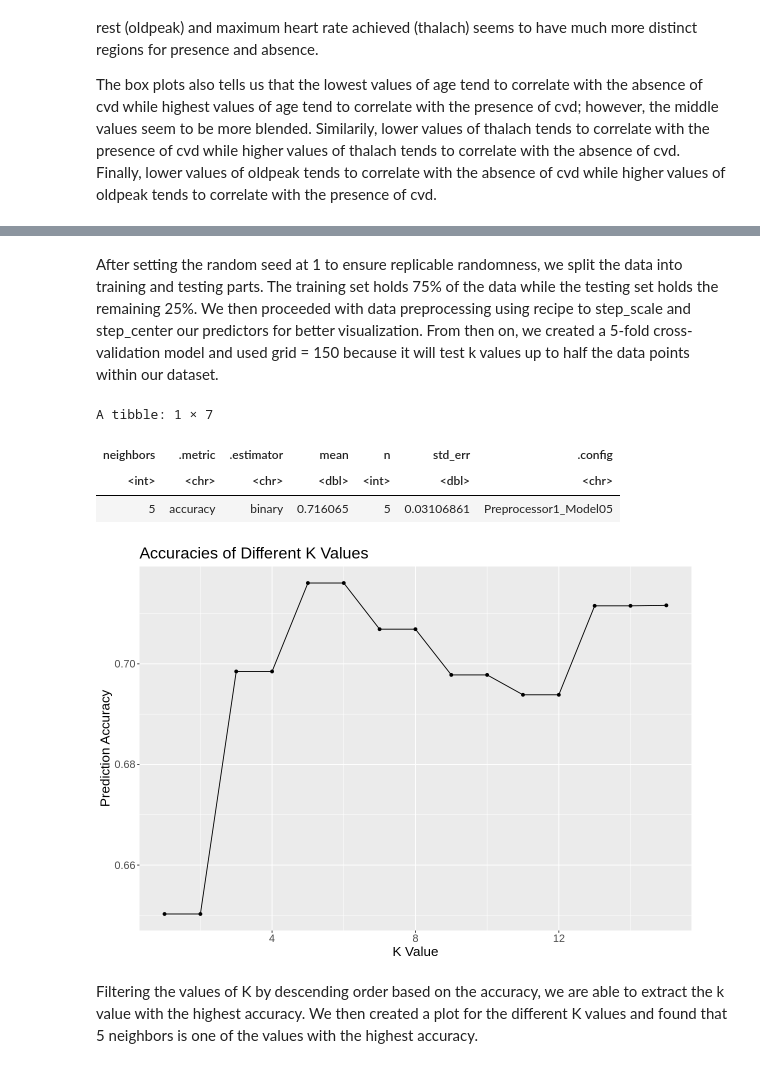
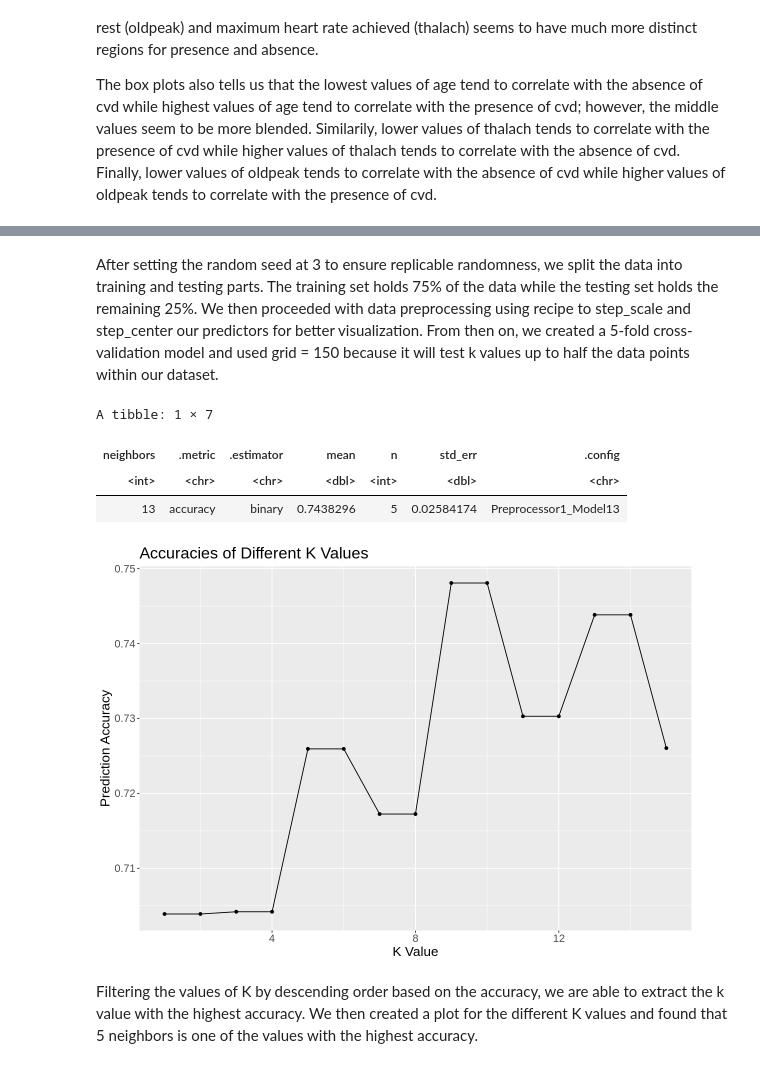
Before and after one commit to mcarbert/dsci_group_8, a Jupyter notebook: project_proposal.ipynb, the cells around one changed output, grey strips where cells are left out. Drawn from its saved outputs; the diff is of its cells as text; code cells hidden in the pictures.

Commit message:
forward + seed changing
d

```diff
--- a/project_proposal.ipynb
+++ b/project_proposal.ipynb
@@ -132,5 +207,5 @@ The box plots also tells us that the lowest values of age tend to correlate with
 # %%
-set.seed(1)
+set.seed(3)
 #split data into training part and testing part
 hd_split<- initial_split(heart_data,prop=0.75, strata = cvd)
 hd_train <- training(hd_split)
@@ -141,7 +216,7 @@ heart_spec_vf<-nearest_neighbor(weight_func = "rectangular", neighbors = tune())
     set_mode("classification")
 
 #recipe and standadize for valid.
-hd_recipe <- recipe(cvd~ age + thalach + oldpeak + chol, data = hd_train)|>
+hd_recipe <- recipe(cvd~ age + thalach + oldpeak, data = hd_train)|>
 step_scale(all_predictors())|>
 step_center(all_predictors())
 
@@ -154,30 +229,30 @@ heart_wf_vf<-workflow() %>%
     tune_grid(resamples = heart_vfold, grid = 150) %>%
     collect_metrics()
 # %% [markdown]
-After setting the random seed at 1 to ensure replicable randomness, we split the data into training and testing parts. The training set holds 75% of the data while the testing set holds the remaining 25%. We then proceeded with data preprocessing using recipe to step_scale and step_center our predictors for better visualization. From then on, we created a 5-fold cross-validation model and used grid = 150 because it will test k values up to half the data points within our dataset.
+After setting the random seed at 3 to ensure replicable randomness, we split the data into training and testing parts. The training set holds 75% of the data while the testing set holds the remaining 25%. We then proceeded with data preprocessing using recipe to step_scale and step_center our predictors for better visualization. From then on, we created a 5-fold cross-validation model and used grid = 150 because it will test k values up to half the data points within our dataset.
 # %%
-set.seed(1)
+set.seed(3)
 #comupte accuracy of vfold
 wf_accuracy<-heart_wf_vf %>%
     filter(.metric == "accuracy")
 wf_max<- wf_accuracy %>%
     arrange(desc(mean)) %>%
-    slice(1)
+    slice(3)
 wf_max
 #visualize k plot
 k_plot<-wf_accuracy %>%
     ggplot(aes(x = neighbors , y = mean)) +
     geom_point() +
     geom_line() +
     labs(x = "K Value" , y = "Prediction Accuracy") +
     ggtitle("Accuracies of Different K Values") +
     theme(text = element_text(size = 16))
 k_plot
 # %% [output]
 A tibble: 1 × 7
 | neighbors | .metric | .estimator | mean | n | std_err | .config |
 | <int> | <chr> | <chr> | <dbl> | <int> | <dbl> | <chr> |
-| 5 | accuracy | binary | 0.716065 | 5 | 0.03106861 | Preprocessor1_Model05 |
+| 13 | accuracy | binary | 0.7438296 | 5 | 0.02584174 | Preprocessor1_Model13 |
-[figure, old version]
+[figure, new version]
 # %% [markdown]
 Filtering the values of K by descending order based on the accuracy, we are able to extract the k value with the highest accuracy. We then created a plot for the different K values and found that 5 neighbors is one of the values with the highest accuracy.
```
Also changed, not shown: parts of 11 cells of this notebook.
